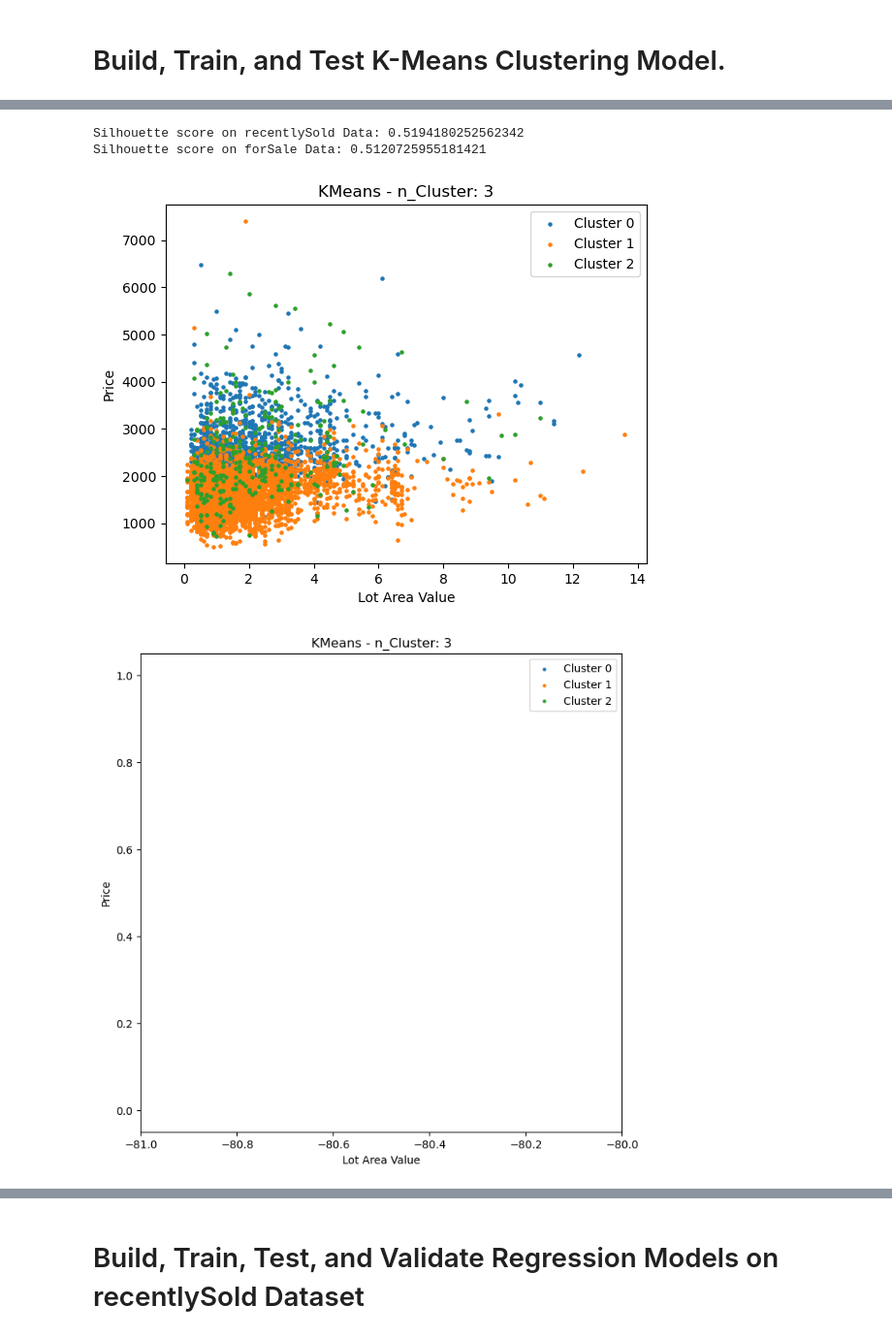
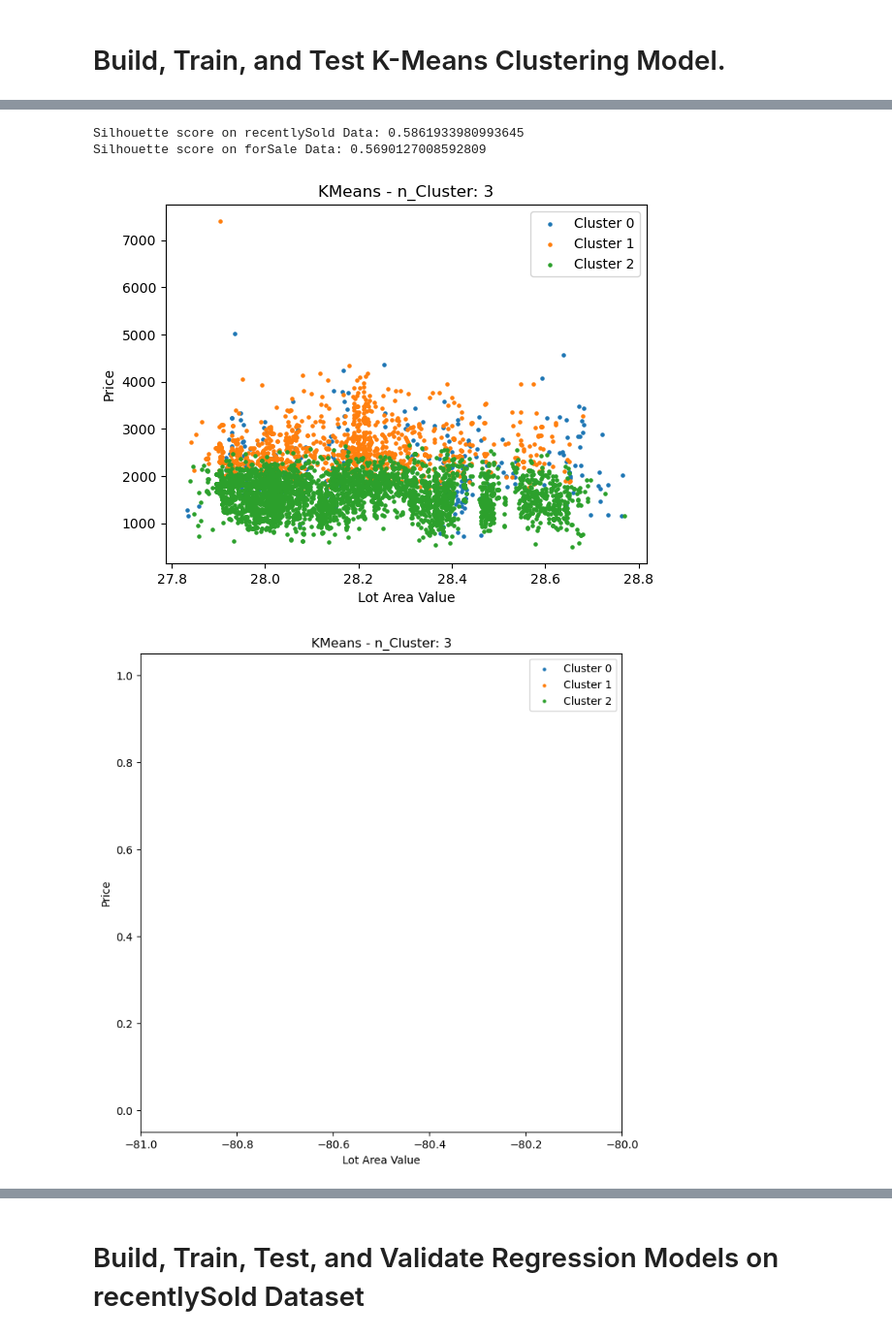
Before and after one commit to Jonathan-Tiede/RealEstate_Recommender, a Jupyter notebook: dataPrediction.ipynb, the cells around one changed output, grey strips where cells are left out. Shown at 97% size. Drawn from its saved outputs; the diff is of its cells as text; code cells hidden in the pictures.

```diff
--- a/dataPrediction.ipynb
+++ b/dataPrediction.ipynb
@@ -152,8 +152,8 @@ removeOutliers = False # If true, outliers will be removed.
 Read in csv files.
 '''
 
-df_forSale = pd.read_csv('cleaned_forSale_data2.csv', index_col=0)
-df_recentlySold = pd.read_csv('cleaned_recentlySold_data2.csv', index_col=0)
+df_forSale = pd.read_csv('cleaned_forSale_data.csv', index_col=0)
+df_recentlySold = pd.read_csv('cleaned_recentlySold_data.csv', index_col=0)
 
 df_recentlySold.drop(columns=['dateSold'], inplace=True)
 
@@ -283,8 +282,8 @@ score = silhouette_score(KM_forSale[selected_variables], forSaleLabels)
 print(f'Silhouette score on forSale Data: {score}')
 
 
-df_forSale.insert(3, 'KMeans', forSaleLabels, True)
-df_recentlySold.insert(3, 'KMeans', recentlySoldLabels, True)
+# df_forSale.insert(25, 'KMeans', forSaleLabels, True)
+# df_recentlySold.insert(25, 'KMeans', recentlySoldLabels, True)
 
 '''
 Plotting Below
@@ -333,34 +332,34 @@ colors = cycle(cm.tab10.colors)
 plt.figure()
 # Plot recentlySold Clusters
 for i in range(best_k):
     if i in label2Print:
         color = next(colors)
         idx = forSaleLabels==i
         plt.scatter(df_forSale.iloc[idx,10], df_forSale.iloc[idx,2], color=color, label=labels[i], s=5, alpha=1)
 # plt.scatter(df_recentlySold.iloc[:,12], df_recentlySold.iloc[:,-1], c=recentlySoldLabels, s=3)
 plt.xlabel('Lot Area Value')
 plt.ylabel('Price')
 # plt.xlim([0, 300000])
 plt.title(f'KMeans - n_Cluster: {best_k}')
 plt.legend()
 plt.show()
 
 colors = cycle(cm.tab10.colors)
 plt.figure()
 # Plot recentlySold Clusters
 for i in range(best_k):
     if i in label2Print:
         color = next(colors)
         idx = forSaleLabels==i
         plt.scatter(df_forSale.iloc[idx,12], df_forSale.iloc[idx,15], color=color, label=labels[i], s=5, alpha=1)
 # plt.scatter(df_recentlySold.iloc[:,12], df_recentlySold.iloc[:,-1], c=recentlySoldLabels, s=3)
 plt.xlabel('Lot Area Value')
 plt.ylabel('Price')
 plt.title(f'KMeans - n_Cluster: {best_k}')
 plt.legend()
 plt.show()
 # %% [output]
-Silhouette score on recentlySold Data: 0.5194180252562342
-Silhouette score on forSale Data: 0.5120725955181421
+Silhouette score on recentlySold Data: 0.5861933980993645
+Silhouette score on forSale Data: 0.5690127008592809
-[figure, old version]
+[figure, new version]
 [figure]
```
Also changed, not shown: parts of 16 cells of this notebook, 2 other files.
